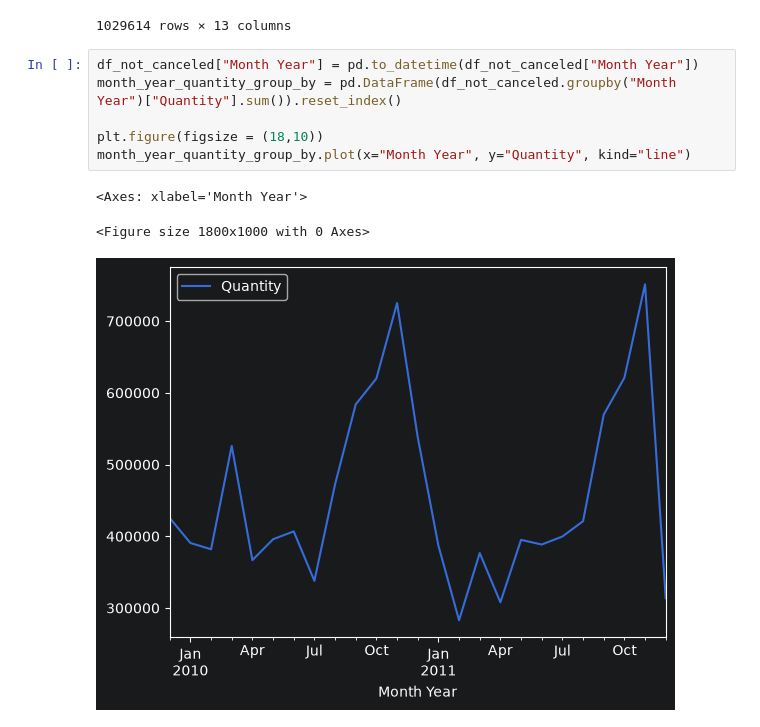
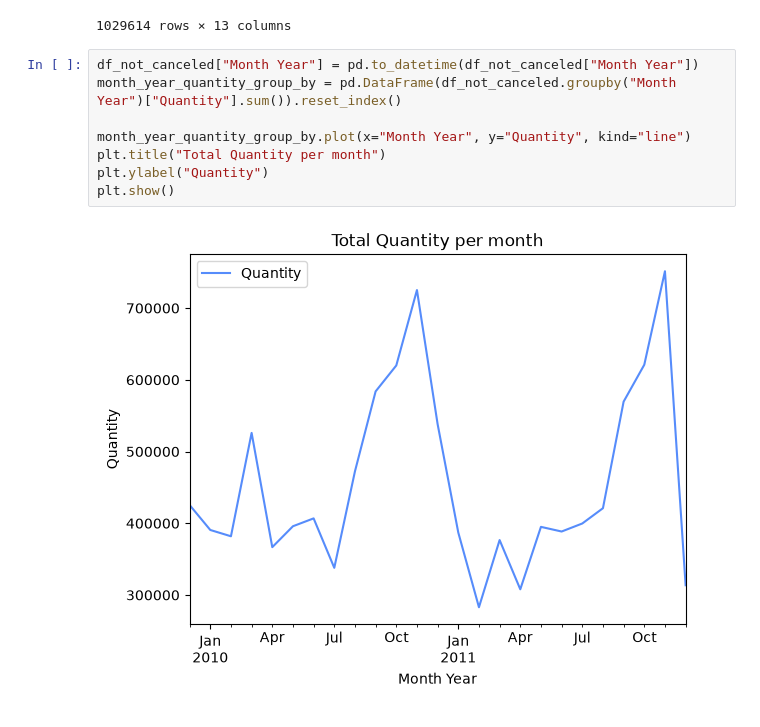
Before and after one commit to DuyAnh628/online-retail-analysis, a Jupyter notebook: main.ipynb, the cells around one changed output. Saved outputs shown, nothing was run; the diff lists cells and outputs as text.

```diff
--- a/main.ipynb
+++ b/main.ipynb
@@ -506,10 +527,10 @@ df_not_canceled
 # %%
 df_not_canceled["Month Year"] = pd.to_datetime(df_not_canceled["Month Year"])
 month_year_quantity_group_by = pd.DataFrame(df_not_canceled.groupby("Month Year")["Quantity"].sum()).reset_index()
 
-plt.figure(figsize = (18,10))
 month_year_quantity_group_by.plot(x="Month Year", y="Quantity", kind="line")
+plt.title("Total Quantity per month")
+plt.ylabel("Quantity")
+plt.show()
 # %% [output]
-<Axes: xlabel='Month Year'>
-<Figure size 1800x1000 with 0 Axes>
-[figure, old version]
+[figure, new version]
```
Also changed, not shown: parts of 4 cells of this notebook.
